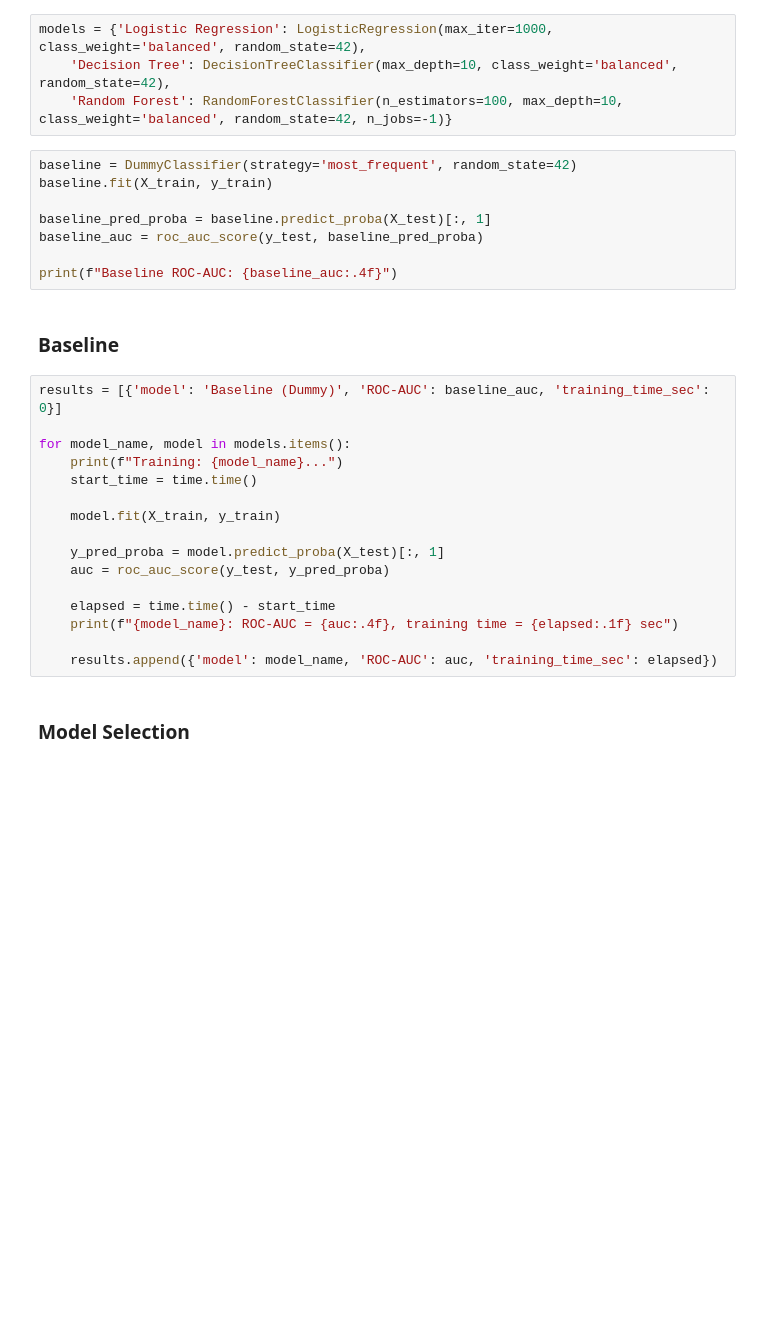
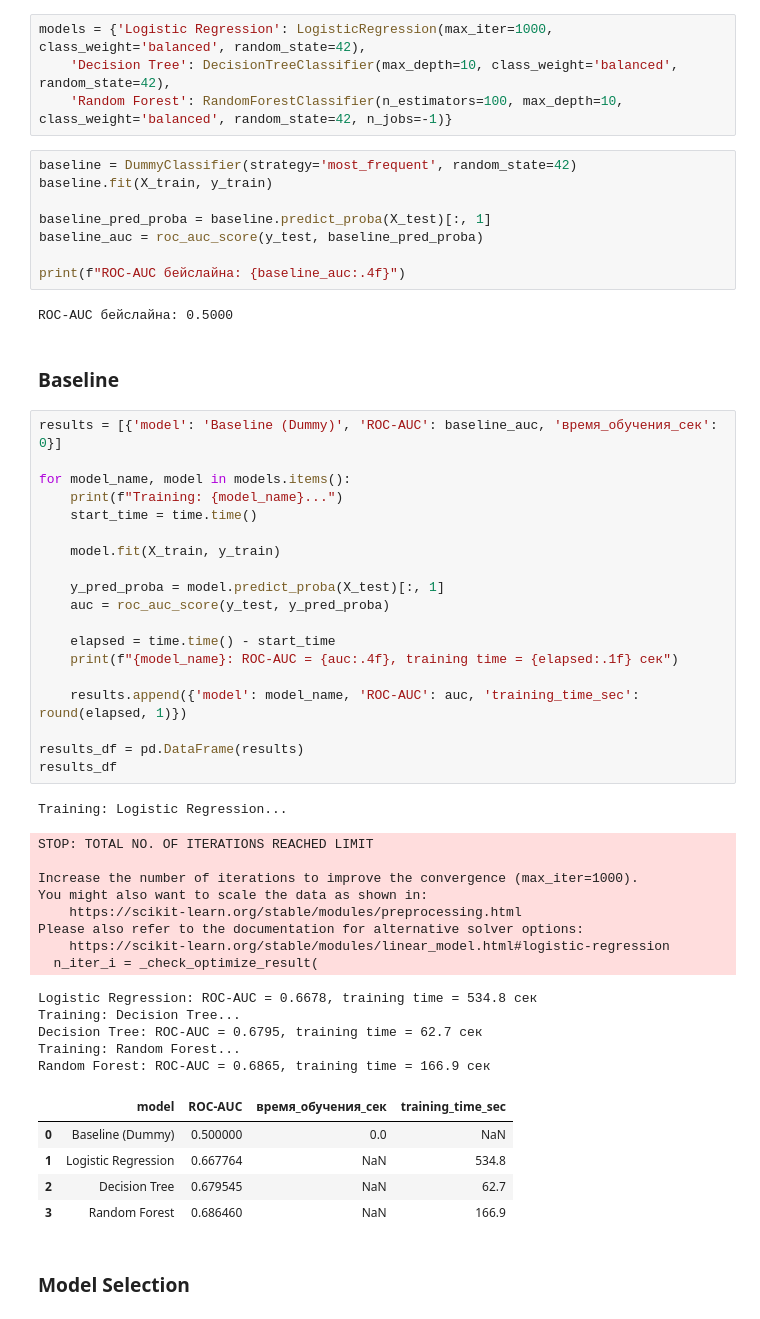
Before and after one commit to ArturM99/conversion-prediction-service, a Jupyter notebook: EDA.ipynb, the cells around one changed output. Saved outputs shown, nothing was run; the diff lists cells and outputs as text; blank space fills up the shorter version.

```diff
--- a/EDA.ipynb
+++ b/EDA.ipynb
@@ -642,25 +1515,50 @@ baseline.fit(X_train, y_train)
 baseline_pred_proba = baseline.predict_proba(X_test)[:, 1]
 baseline_auc = roc_auc_score(y_test, baseline_pred_proba)
 
-print(f"Baseline ROC-AUC: {baseline_auc:.4f}")
+print(f"ROC-AUC бейслайна: {baseline_auc:.4f}")
+# %% [output]
+ROC-AUC бейслайна: 0.5000
 # %% [markdown]
 ### Baseline
 # %%
-results = [{'model': 'Baseline (Dummy)', 'ROC-AUC': baseline_auc, 'training_time_sec': 0}]
+results = [{'model': 'Baseline (Dummy)', 'ROC-AUC': baseline_auc, 'время_обучения_сек': 0}]
 
 for model_name, model in models.items():
     print(f"Training: {model_name}...")
     start_time = time.time()
 
     model.fit(X_train, y_train)
 
     y_pred_proba = model.predict_proba(X_test)[:, 1]
     auc = roc_auc_score(y_test, y_pred_proba)
 
     elapsed = time.time() - start_time
-    print(f"{model_name}: ROC-AUC = {auc:.4f}, training time = {elapsed:.1f} sec")
+    print(f"{model_name}: ROC-AUC = {auc:.4f}, training time = {elapsed:.1f} сек")
 
-    results.append({'model': model_name, 'ROC-AUC': auc, 'training_time_sec': elapsed})
+    results.append({'model': model_name, 'ROC-AUC': auc, 'training_time_sec': round(elapsed, 1)})
+
+results_df = pd.DataFrame(results)
+results_df
+# %% [output]
+Training: Logistic Regression...
+STOP: TOTAL NO. OF ITERATIONS REACHED LIMIT
+
+Increase the number of iterations to improve the convergence (max_iter=1000).
+You might also want to scale the data as shown in:
+    https://scikit-learn.org/stable/modules/preprocessing.html
+Please also refer to the documentation for alternative solver options:
+    https://scikit-learn.org/stable/modules/linear_model.html#logistic-regression
+  n_iter_i = _check_optimize_result(
+Logistic Regression: ROC-AUC = 0.6678, training time = 534.8 сек
+Training: Decision Tree...
+Decision Tree: ROC-AUC = 0.6795, training time = 62.7 сек
+Training: Random Forest...
+Random Forest: ROC-AUC = 0.6865, training time = 166.9 сек
+|  | model | ROC-AUC | время_обучения_сек | training_time_sec |
+| 0 | Baseline (Dummy) | 0.500000 | 0.0 | NaN |
+| 1 | Logistic Regression | 0.667764 | NaN | 534.8 |
+| 2 | Decision Tree | 0.679545 | NaN | 62.7 |
+| 3 | Random Forest | 0.686460 | NaN | 166.9 |
 # %% [markdown]
 ### Model Selection
 # %% [markdown]
```
Also changed, not shown: parts of 118 cells of this notebook.
